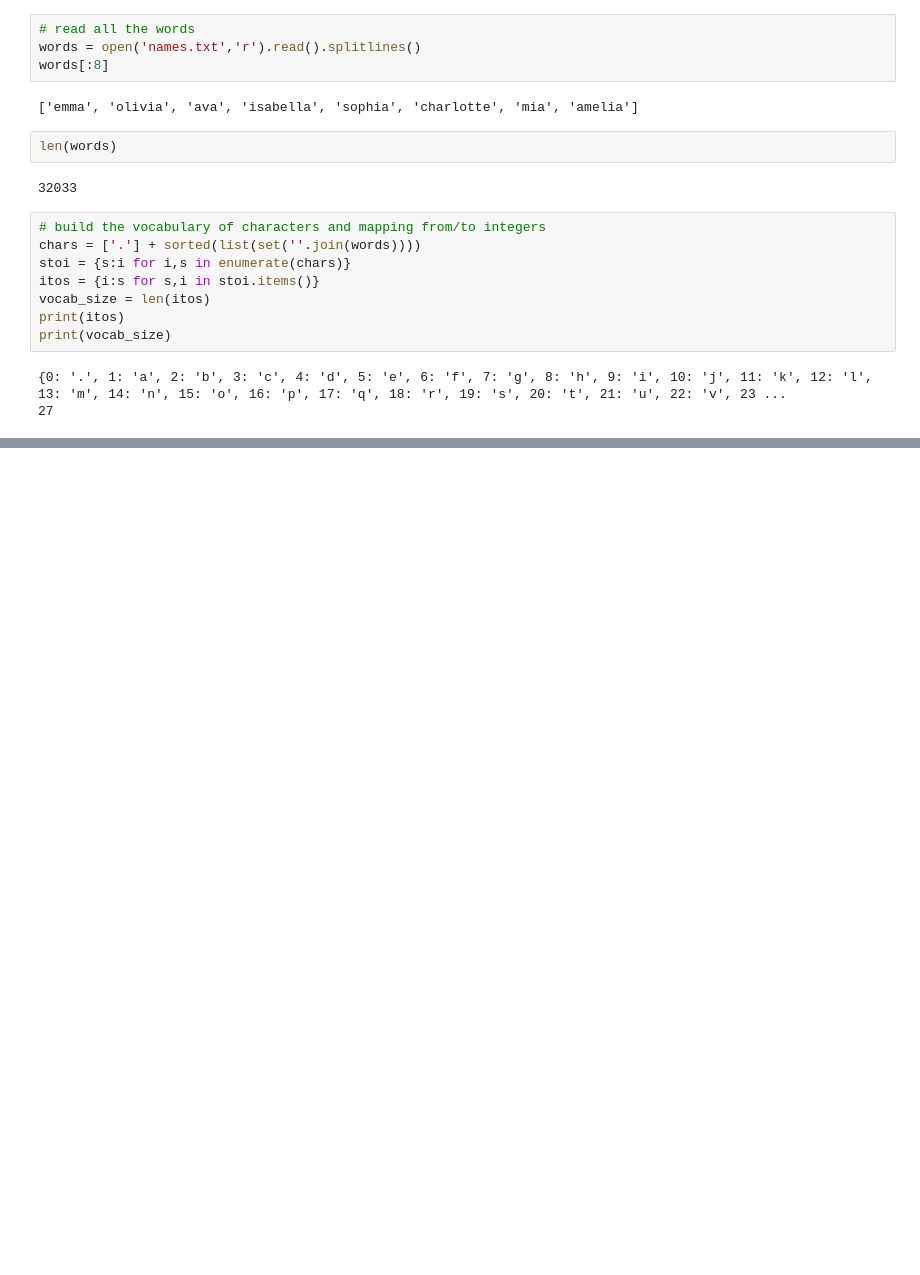
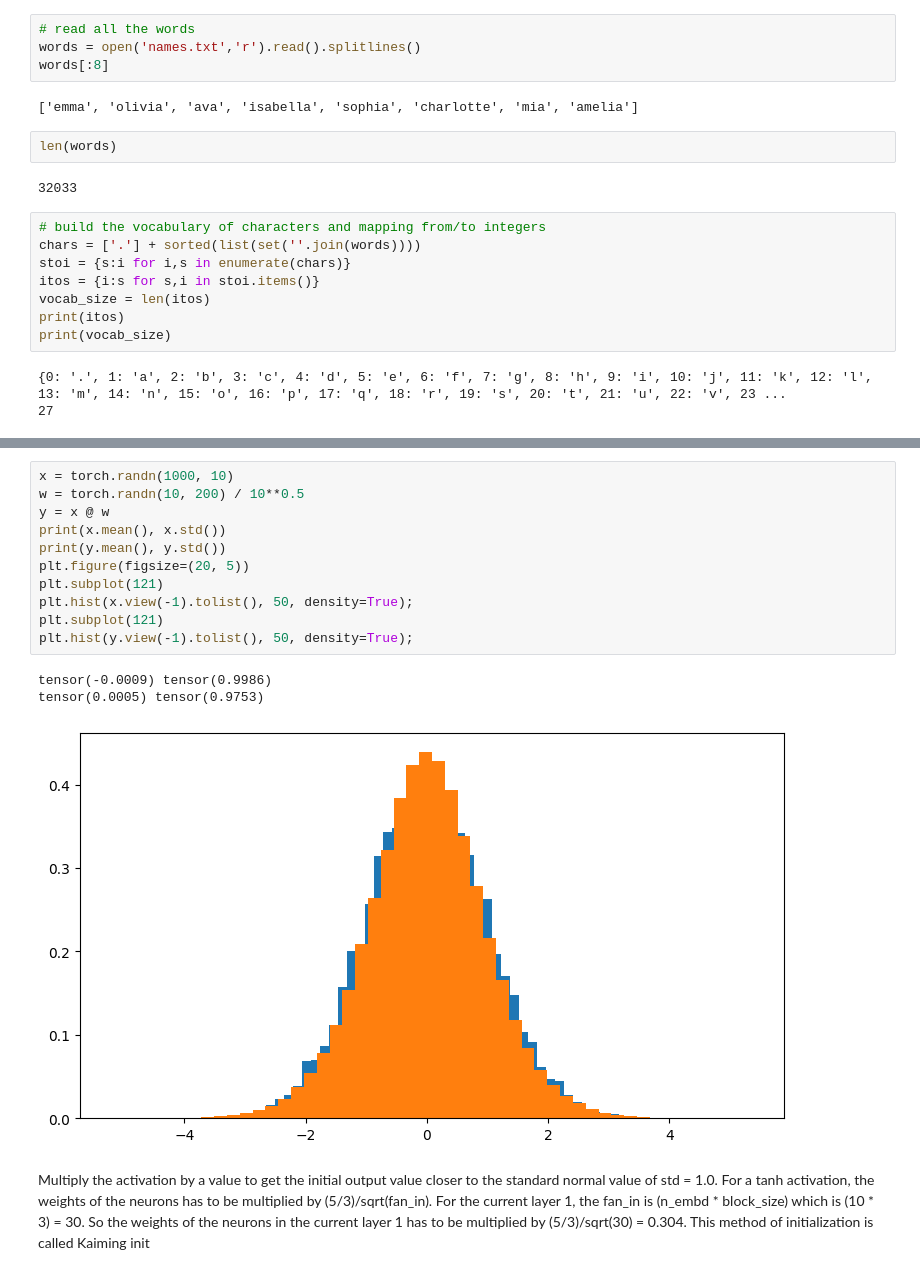
Before and after one commit to vimalvijay82/NeuralNet-batchnorm, a Jupyter notebook: makemore_batchnorm.ipynb, the cells around one changed output, grey strips where cells are left out. Saved outputs shown, nothing was run; the diff lists cells and outputs as text; blank space fills up the shorter version.

```diff
--- a/makemore_batchnorm.ipynb
+++ b/makemore_batchnorm.ipynb
@@ -74,6 +75,24 @@ for p in parameters:
     p.requires_grad = True
 # %% [output]
 11897
+# %%
+x = torch.randn(1000, 10)
+w = torch.randn(10, 200) / 10**0.5
+y = x @ w
+print(x.mean(), x.std())
+print(y.mean(), y.std())
+plt.figure(figsize=(20, 5))
+plt.subplot(121)
+plt.hist(x.view(-1).tolist(), 50, density=True);
+plt.subplot(121)
+plt.hist(y.view(-1).tolist(), 50, density=True);
+# %% [output]
+tensor(-0.0009) tensor(0.9986)
+tensor(0.0005) tensor(0.9753)
+[figure, added]
+# %% [markdown]
+Multiply the activation by a value to get the initial output value closer to the standard normal value of std = 1.0. For a tanh activation, the weights of the neurons has to be multiplied by (5/3)/sqrt(fan_in). For the current layer 1, the fan_in is (n_embd * block_size) which is (10 * 3) = 30. So the weights of the neurons in the current layer 1 has to be multiplied by (5/3)/sqrt(30) = 0.304.
+This method of initialization is called Kaiming init
 # %%
 # optimization
 max_steps = 200000
```
Also changed, not shown: parts of 10 cells of this notebook.
